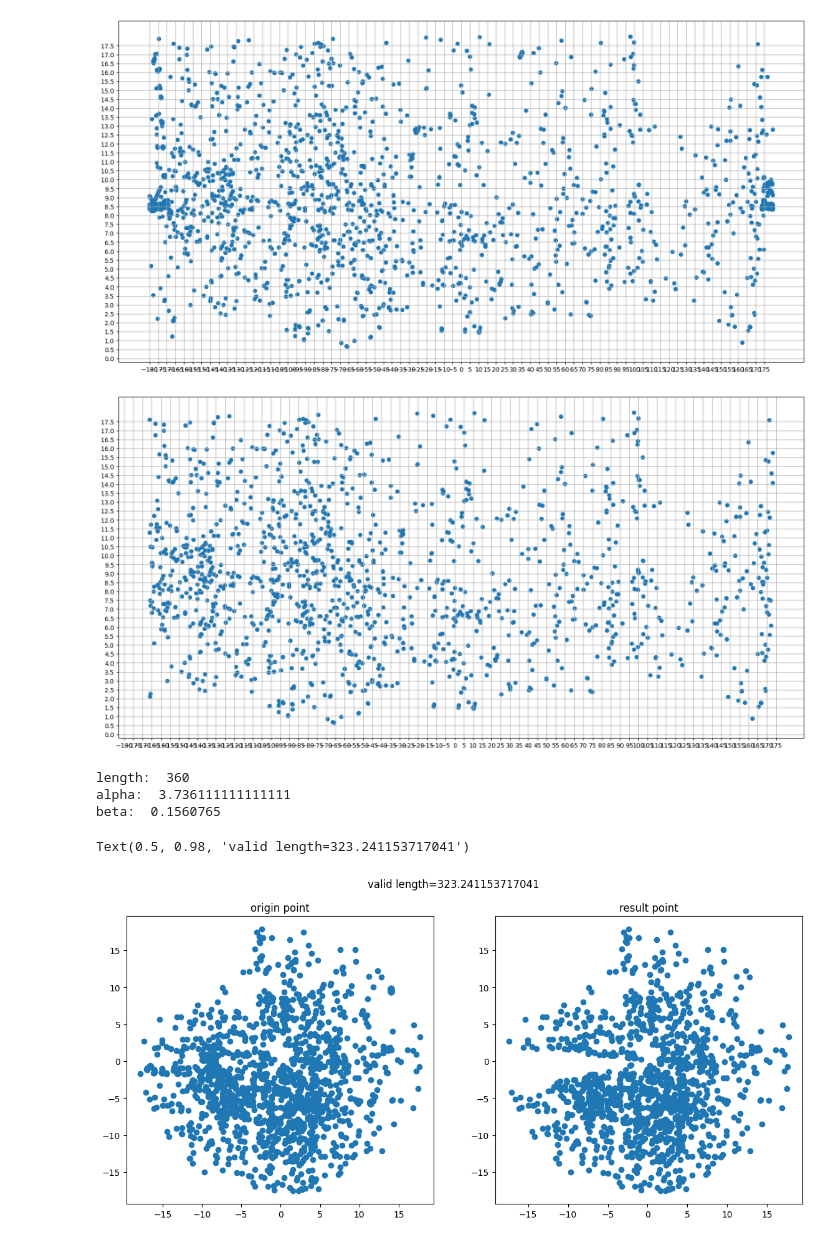
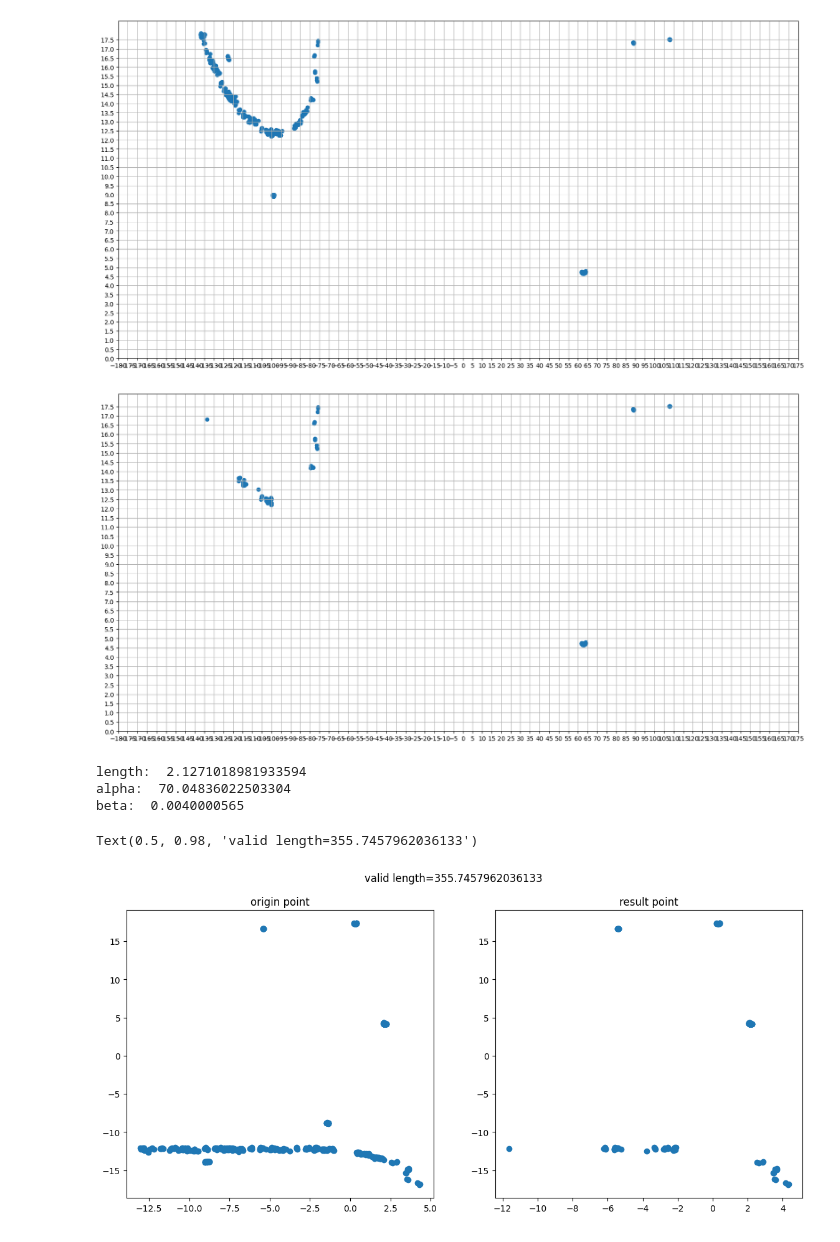
Before and after one commit to Kazawaryu/CARLA_ADA, a Jupyter notebook: test_code/s3/distri_iter.ipynb, the cells around one changed output. Drawn from its saved outputs; the diff is of its cells as text; code cells hidden in the pictures.

```diff
--- a/test_code/s3/distri_iter.ipynb
+++ b/test_code/s3/distri_iter.ipynb
@@ -11,17 +11,20 @@ import sklearn.cluster as cluster
 from sklearn import metrics
 from matplotlib import pyplot as plt
 
-sub_cnt, bin_cnt = '2', '01'
-dir_path = '/home/ghosnp/dataset/cadc/data/000'+sub_cnt+'/labeled/lidar_points/data'
-file_name = '00000000'+bin_cnt+'.bin'
+# sub_cnt, bin_cnt = '2', '01'
+# dir_path = '/home/ghosnp/dataset/cadc/data/000'+sub_cnt+'/labeled/lidar_points/data'
+# file_name = '00000000'+bin_cnt+'.bin'
 
-# dir_path = '/home/ghosnp/project/fix_space/origin/carla_dataset_tools/raw_data/record_2023_1024_1907/vehicle.tesla.model3.master/test/velodyne'
-# file_name = '000002.bin'
+# # dir_path = '/home/ghosnp/project/fix_space/origin/carla_dataset_tools/raw_data/record_2023_1024_1907/vehicle.tesla.model3.master/test/velodyne'
+# # file_name = '000002.bin'
 
-# dir_path = '/home/ghosnp/project/fix_space/origin/carla_dataset_tools/raw_data/record_2023_1019_2027/vehicle.tesla.model3.master/velodyne_CVL_beta_0.013/'
-# file_name = '0000445520.bin'
+# # dir_path = '/home/ghosnp/project/fix_space/origin/carla_dataset_tools/raw_data/record_2023_1019_2027/vehicle.tesla.model3.master/velodyne_CVL_beta_0.013/'
+# # file_name = '0000445520.bin'
 
-pcd_path = os.path.join(dir_path, file_name)
+# pcd_path = os.path.join(dir_path, file_name)
+idx = '017579'
+pcd_path = '/home/newDisk/tool/carla_dataset_tool/dataset/training/velodyne/'+idx+'.bin'
+
 pre_point = np.fromfile(str(pcd_path), dtype=np.dtype([
                                     ('x', np.float32),
                                     ('y', np.float32),
@@ -117,6 +120,8 @@ K = 0.5
 # %%
 RADUIS = 18
 DEPTH = -0.2
+RANGE = 5
+K = 0.5
 # select probable points
 select_point = pcd[np.sqrt(pcd[:,0]**2 + pcd[:,1]**2) < RADUIS]
 select_point = select_point[select_point[:,2] > DEPTH]
@@ -161,35 +166,35 @@ for _ in range(loop):
     origin_length = 360 - sum(label_length.values())
     if origin_length < max_item[1]:
         origin_length = max_item[1]
         label_rho.pop(max_item[0])
         label_length.pop(max_item[0])
         near_points[-1] = near_points[max_item[0]]
 
     base_rho = K * near_points[-1]/origin_length
     drop_key = [k for k, v in label_rho.items() if v < base_rho]
 
     # drop the points in the obstacle cluster
     indice = [i for i in range(select_point_polar.shape[0]) if cls_labels[i] not in drop_key]
     last_select_point_polar = select_point_polar
     select_point_polar = select_point_polar[indice]
 
 DB.fit(select_point_polar)
 labels = DB.labels_
 n_clusters_ = len(set(labels)) - (1 if -1 in labels else 0)
 label_count = {}
 label_point = {}
 for i in range(n_clusters_):
     label_count[i] = np.sum(labels==i)
     label_point[i] = select_point_polar[labels==i]
 plt.figure(figsize=(20,10))
 plt.scatter(select_point_polar[:,0], select_point_polar[:,1])
 plt.xticks(np.arange(-180, 180, 5))
 plt.yticks(np.arange(0, radius, 0.5))
 plt.grid()
 plt.show()
 # %% [output]
-[figure, old version]
+[figure, new version]
-[figure, old version]
+[figure, new version]
 # %%
 label_range = {i: [np.min(label_point[i][:,0]), np.max(label_point[i][:,0])] for i in range(n_clusters_)}
 length = sum([v[1]-v[0] for k,v in label_range.items()]) if len(label_range) > 0 else 360
@@ -203,9 +208,9 @@ print('length: ', length)
 print('alpha: ', alpha)
 print('beta: ', beta)
 # %% [output]
-length:  360
-alpha:  3.736111111111111
-beta:  0.1560765
+length:  2.1271018981933594
+alpha:  70.04836022503304
+beta:  0.0040000565
 # %%
 # 将result_point_polar转换为result_point
 result_point = []
@@ -225,5 +230,5 @@ ax2.set_title('result point')
 # set figure title
 fig.suptitle('valid length='+str(origin_length))
 # %% [output]
-Text(0.5, 0.98, 'valid length=323.241153717041')
+Text(0.5, 0.98, 'valid length=355.7457962036133')
-[figure, old version]
+[figure, new version]
```
Also changed, not shown: 12 other files.
